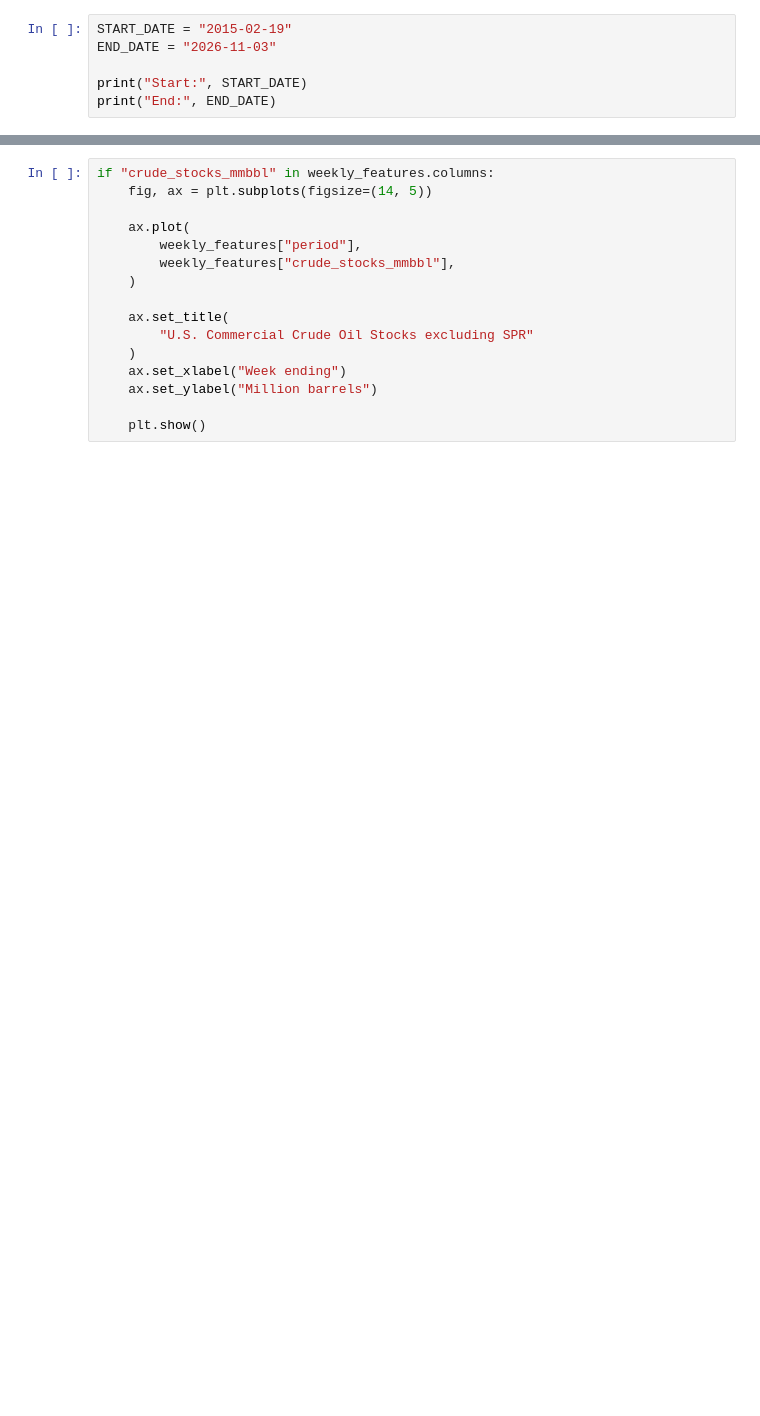
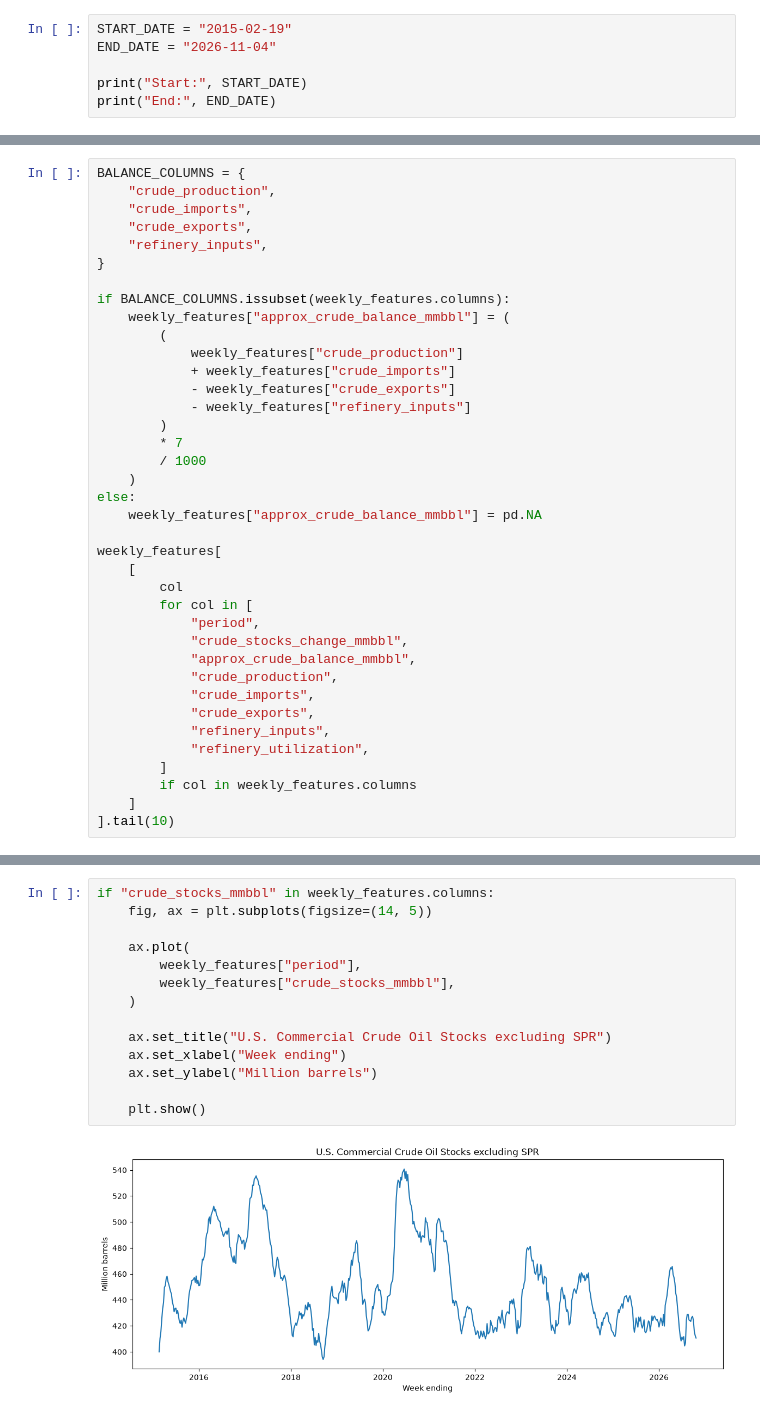
Before and after one commit to HSE-AI-Team61-clauDikie/oil-news-graph, a Jupyter notebook: jup_files/data/01_eia_data.ipynb, the cells around one changed output, grey strips where cells are left out. Cells and saved outputs as stored; diff of their text form; blank space fills up the shorter version.

```diff
--- a/jup_files/data/01_eia_data.ipynb
+++ b/jup_files/data/01_eia_data.ipynb
@@ -146,6 +165,6 @@ True
 # %%
 START_DATE = "2015-02-19"
-END_DATE = "2026-11-03"
+END_DATE = "2026-11-04"
 
 print("Start:", START_DATE)
 print("End:", END_DATE)
@@ -324,0 +649,38 @@ for padd in range(1, 6):
+# %%
+BALANCE_COLUMNS = {
+    "crude_production",
+    "crude_imports",
+    "crude_exports",
+    "refinery_inputs",
+}
+
+if BALANCE_COLUMNS.issubset(weekly_features.columns):
+    weekly_features["approx_crude_balance_mmbbl"] = (
+        (
+            weekly_features["crude_production"]
+            + weekly_features["crude_imports"]
+            - weekly_features["crude_exports"]
+            - weekly_features["refinery_inputs"]
+        )
+        * 7
+        / 1000
+    )
+else:
+    weekly_features["approx_crude_balance_mmbbl"] = pd.NA
+
+weekly_features[
+    [
+        col
+        for col in [
+            "period",
+            "crude_stocks_change_mmbbl",
+            "approx_crude_balance_mmbbl",
+            "crude_production",
+            "crude_imports",
+            "crude_exports",
+            "refinery_inputs",
+            "refinery_utilization",
+        ]
+        if col in weekly_features.columns
+    ]
+].tail(10)
@@ -342,16 +720,16 @@ weekly_features[cols_to_show].tail(10)
 # %%
 if "crude_stocks_mmbbl" in weekly_features.columns:
     fig, ax = plt.subplots(figsize=(14, 5))
 
     ax.plot(
         weekly_features["period"],
         weekly_features["crude_stocks_mmbbl"],
     )
 
-    ax.set_title(
-        "U.S. Commercial Crude Oil Stocks excluding SPR"
-    )
+    ax.set_title("U.S. Commercial Crude Oil Stocks excluding SPR")
     ax.set_xlabel("Week ending")
     ax.set_ylabel("Million barrels")
 
     plt.show()
+# %% [output]
+[figure, added]
```
Also changed, not shown: parts of 83 cells of this notebook, 1 other file.
